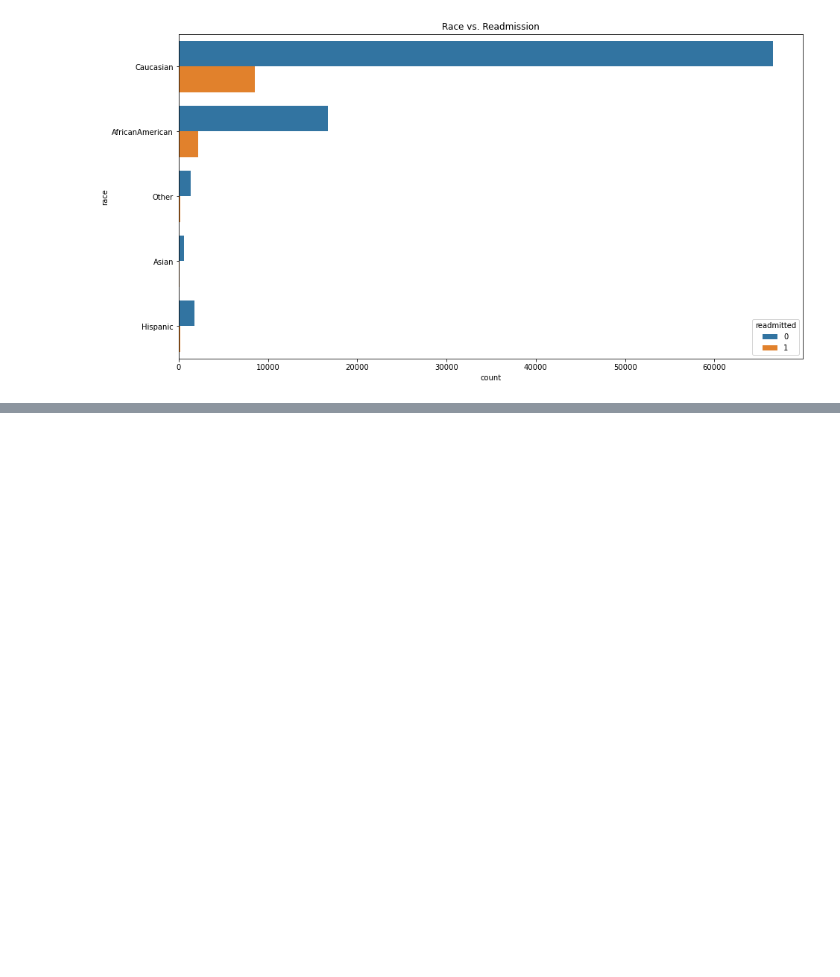
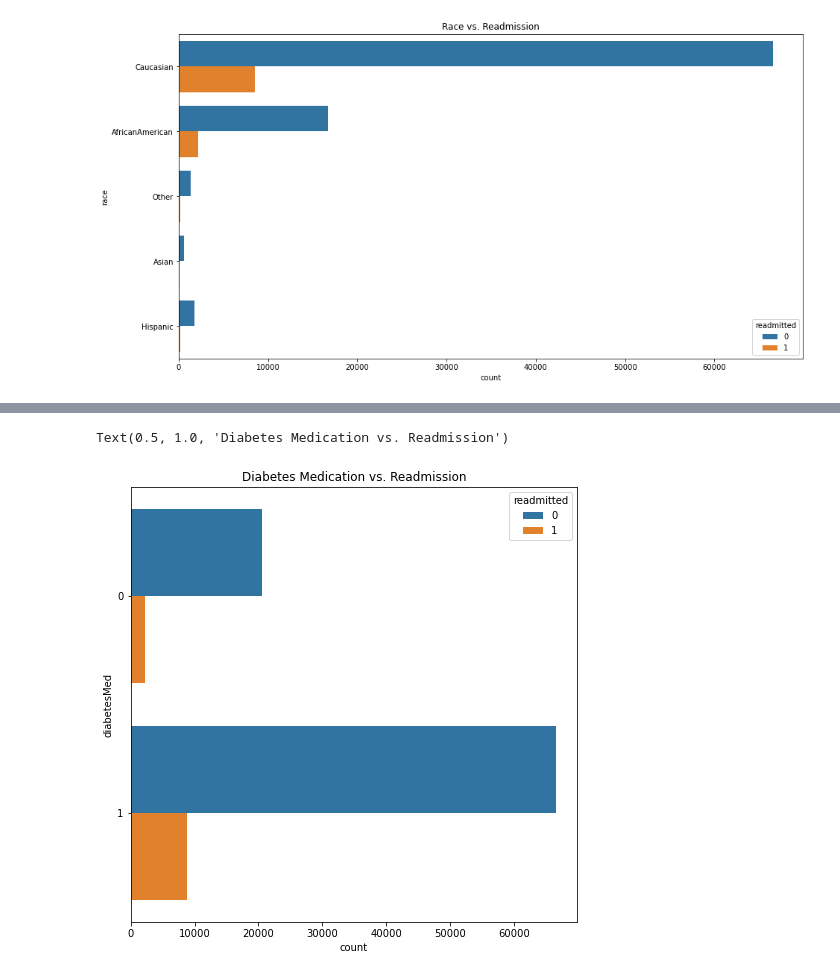
Before and after one commit to Viasha/Hospital_Readmission, a Jupyter notebook: diabetic_pt_readmission.ipynb, the cells around one changed output, grey strips where cells are left out. Cells and saved outputs as stored; diff of their text form; code cells hidden in the pictures; blank space fills up the shorter version.

```diff
--- a/diabetic_pt_readmission.ipynb
+++ b/diabetic_pt_readmission.ipynb
@@ -500,0 +535,7 @@ Text(0.5, 1.0, 'Race vs. Readmission')
+# %%
+#Visual of readmission by diabetic meds
+fig6=plt.figure(figsize=(8,8))
+sns.countplot(y=data_cleaned['diabetesMed'], hue= data_cleaned['readmitted']).set_title('Diabetes Medication vs. Readmission')
+# %% [output]
+Text(0.5, 1.0, 'Diabetes Medication vs. Readmission')
+[figure, added]
```
Also changed, not shown: parts of 9 cells of this notebook.
